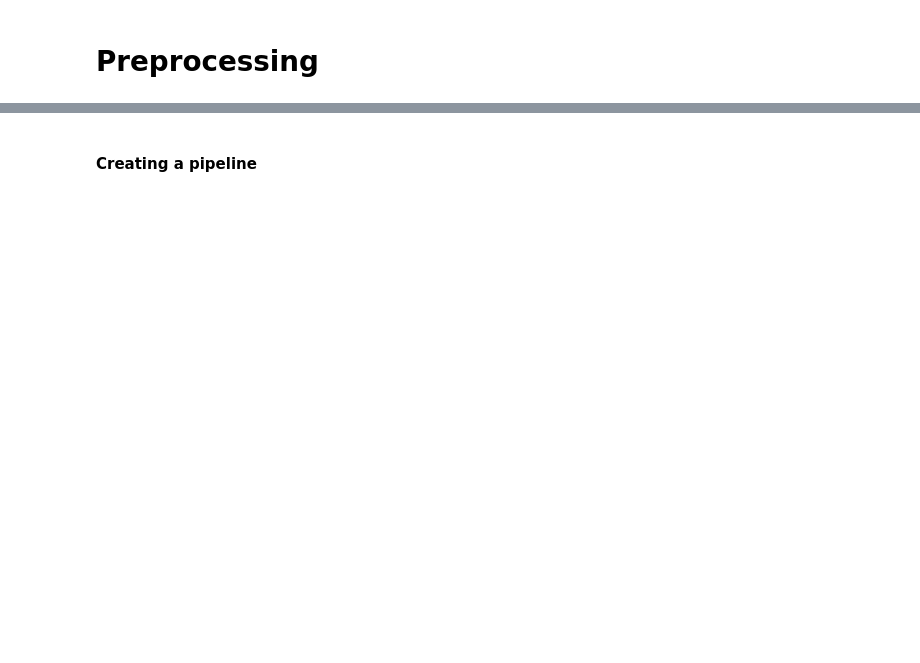
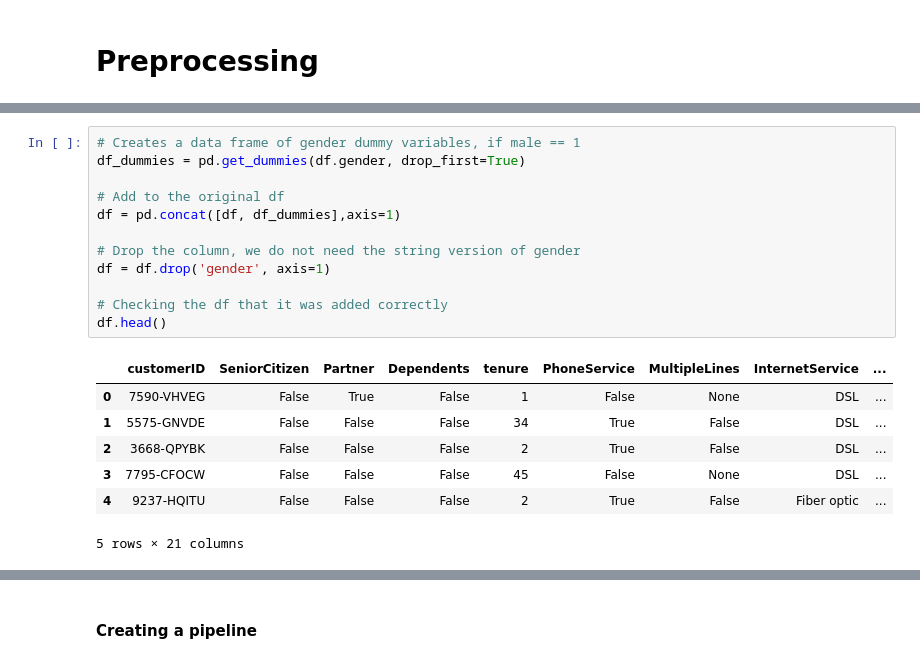
Before and after one commit to Ephicho/Classification, a Jupyter notebook: classification.ipynb, the cells around one changed output, grey strips where cells are left out. Cells and saved outputs as stored; diff of their text form; blank space fills up the shorter version.

```diff
--- a/classification.ipynb
+++ b/classification.ipynb
@@ -327,0 +374,20 @@ from sklearn.metrics import confusion_matrix
+# %%
+# Creates a data frame of gender dummy variables, if male == 1
+df_dummies = pd.get_dummies(df.gender, drop_first=True)
+
+# Add to the original df
+df = pd.concat([df, df_dummies],axis=1)
+
+# Drop the column, we do not need the string version of gender
+df = df.drop('gender', axis=1)
+
+# Checking the df that it was added correctly
+df.head()
+# %% [output]
+|  | customerID | SeniorCitizen | Partner | Dependents | tenure | PhoneService | MultipleLines | InternetService | ... |
+| 0 | 7590-VHVEG | False | True | False | 1 | False | None | DSL | ... |
+| 1 | 5575-GNVDE | False | False | False | 34 | True | False | DSL | ... |
+| 2 | 3668-QPYBK | False | False | False | 2 | True | False | DSL | ... |
+| 3 | 7795-CFOCW | False | False | False | 45 | False | None | DSL | ... |
+| 4 | 9237-HQITU | False | False | False | 2 | True | False | Fiber optic | ... |
+5 rows × 21 columns
```
Also changed, not shown: parts of 14 cells of this notebook, 1 other file.
